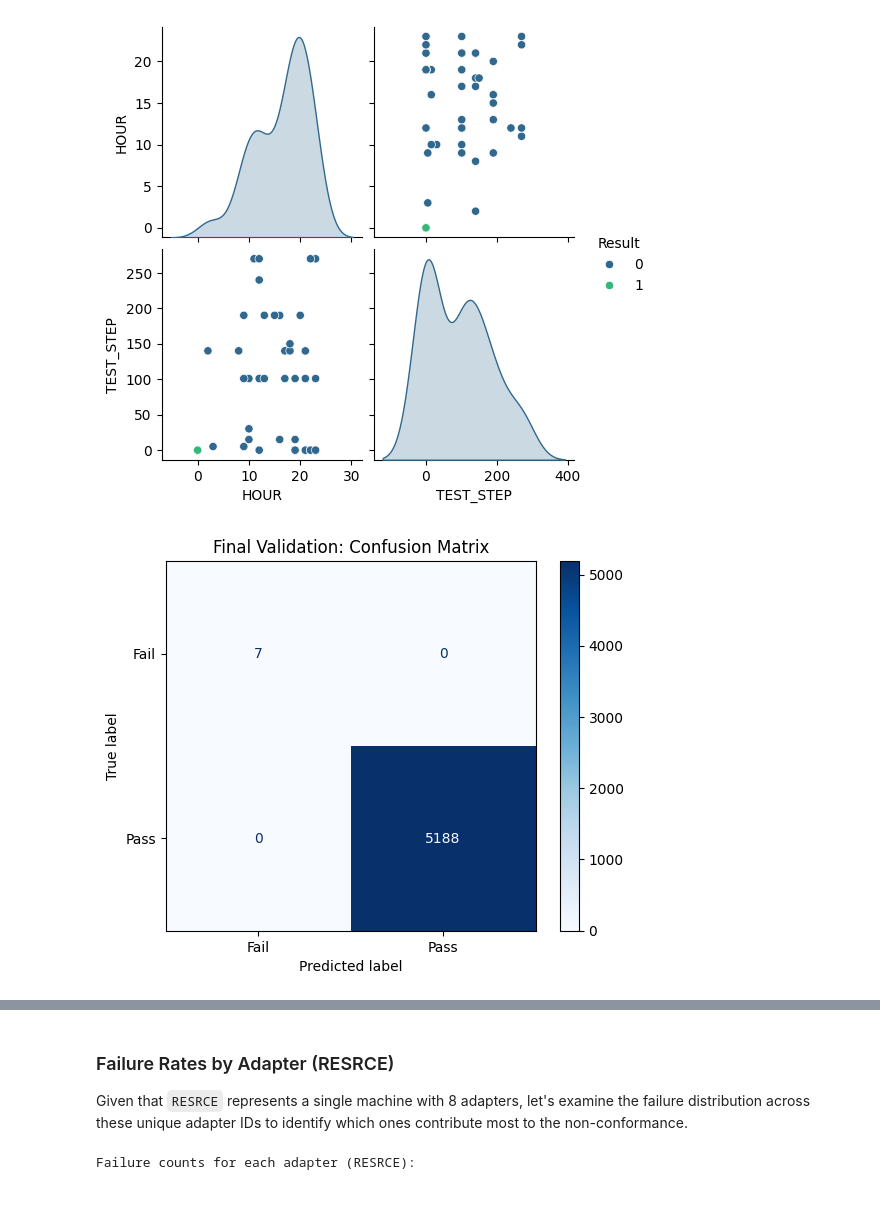
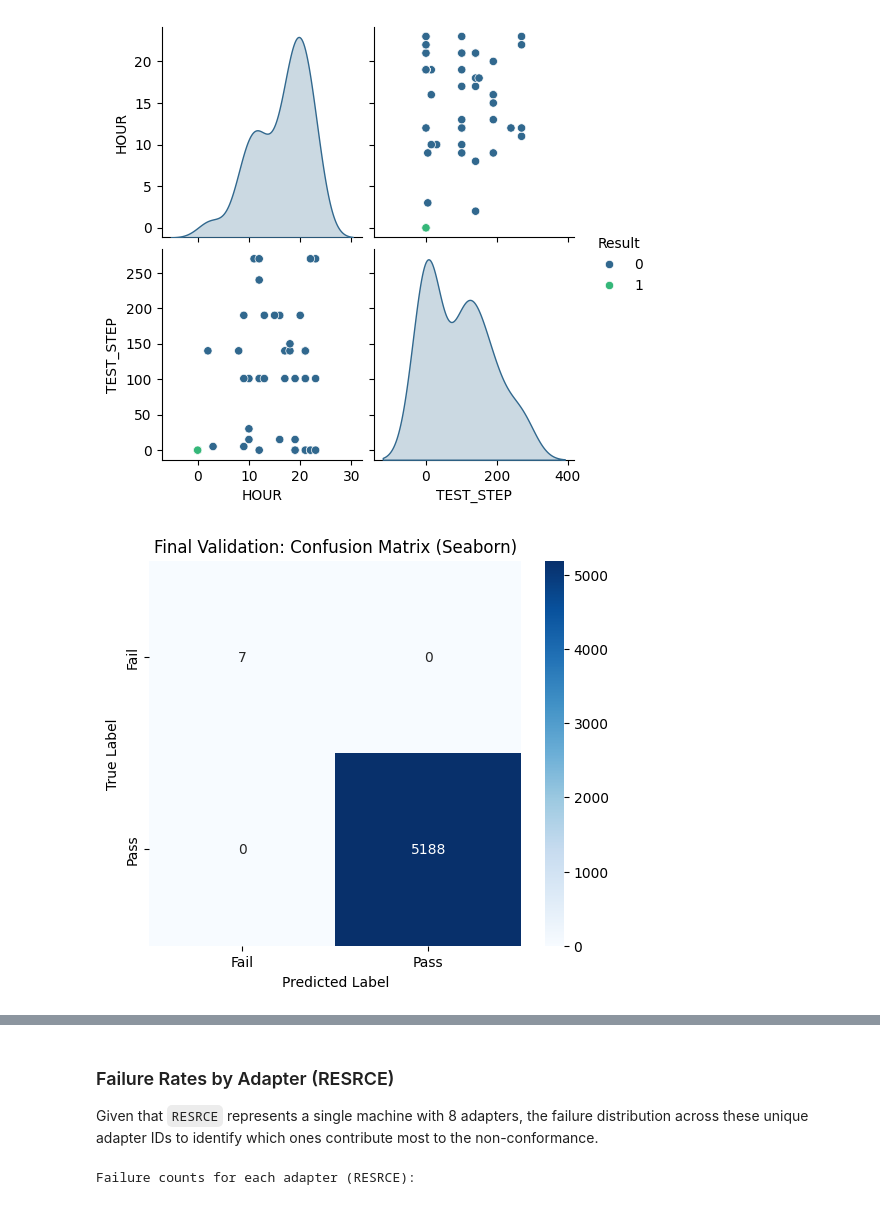
Before and after one commit to mmymckeown/1, a Jupyter notebook: Project_Nc.ipynb, the cells around one changed output, grey strips where cells are left out. Cells and saved outputs as stored; diff of their text form; code cells hidden in the pictures.

```diff
--- a/Project_Nc.ipynb
+++ b/Project_Nc.ipynb
@@ -6,7 +6,7 @@ pd.set_option('future.no_silent_downcasting', True)
 
 # 1. Load your two datasets
 # Replace with your actual file names
-df_nc = pd.read_csv('/content/data (19).csv')
+df_nc = pd.read_csv('/content/data (19) 2.csv')
 df_pass = pd.read_csv('/content/2904.csv')
 
 # 2. Add a 'Label' to each so the AI knows what is what
@@ -569,18 +568,24 @@ plt.show()
 [figure]
 # %%
 import matplotlib.pyplot as plt
-from sklearn.metrics import confusion_matrix, ConfusionMatrixDisplay
+import seaborn as sns
+from sklearn.metrics import confusion_matrix
 
 # Generate the matrix
 cm = confusion_matrix(y_test, predictions)
 
-# Plot it
-disp = ConfusionMatrixDisplay(confusion_matrix=cm, display_labels=['Fail', 'Pass'])
-disp.plot(cmap=plt.cm.Blues)
-plt.title('Final Validation: Confusion Matrix')
+# Get labels for the confusion matrix
+labels = ['Fail', 'Pass']
+
+# Plot it using seaborn.heatmap
+plt.figure(figsize=(6, 5))
+sns.heatmap(cm, annot=True, fmt='d', cmap='Blues', xticklabels=labels, yticklabels=labels)
+plt.title('Final Validation: Confusion Matrix (Seaborn)')
+plt.xlabel('Predicted Label')
+plt.ylabel('True Label')
 plt.show()
 # %% [output]
-[figure, old version]
+[figure, new version]
 # %%
 import plotly.express as px
 
@@ -605,7 +610,7 @@ fig_fails.show()
 # %% [markdown]
 ### Failure Rates by Adapter (RESRCE)
 
-Given that `RESRCE` represents a single machine with 8 adapters, let's examine the failure distribution across these unique adapter IDs to identify which ones contribute most to the non-conformance.
+Given that `RESRCE` represents a single machine with 8 adapters, the failure distribution across these unique adapter IDs to identify which ones contribute most to the non-conformance.
 # %%
 # Filter for failed tests (Result = 0)
 failed_tests = df_master[df_master['Result'] == 0]
```
Also changed, not shown: parts of 30 cells of this notebook.
